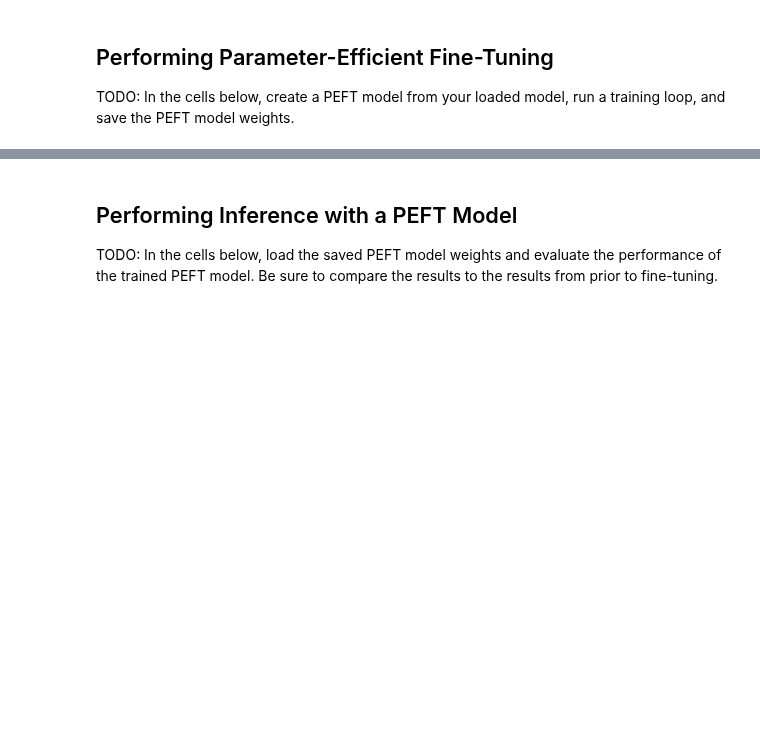
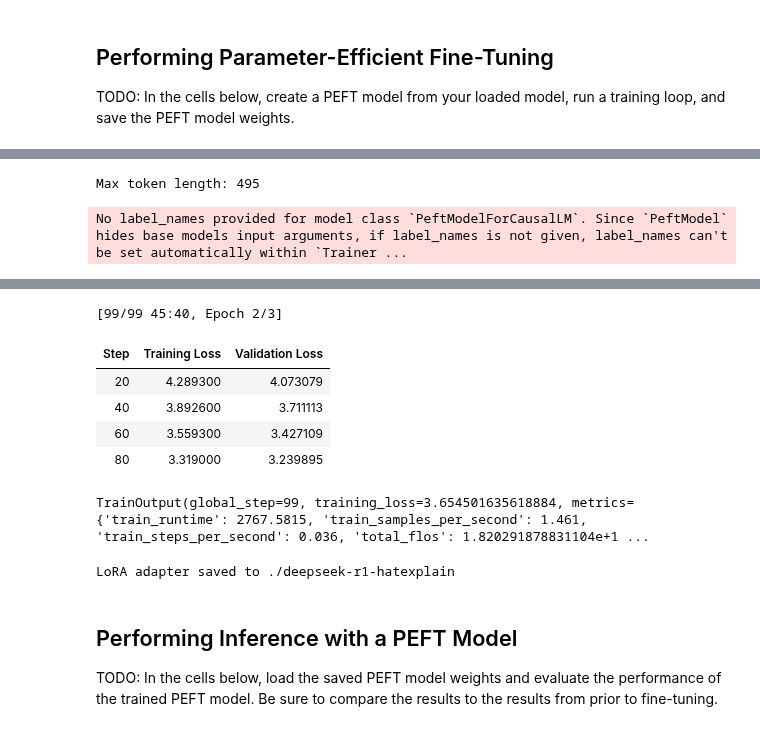
Before and after one commit to bsvaz/deepseek-r1-hatexplain, a Jupyter notebook: LightweightFineTuning.ipynb, the cells around one changed output, grey strips where cells are left out. Drawn from its saved outputs; the diff is of its cells as text; code cells hidden in the pictures; blank space fills up the shorter version.

Commit message:
Update project files and dependencies

```diff
--- a/LightweightFineTuning.ipynb
+++ b/LightweightFineTuning.ipynb
@@ -515,0 +581,50 @@ TODO: In the cells below, create a PEFT model from your loaded model, run a trai
+# %%
+from utils import analyze_token_length
+
+analyze_token_length(dataset, tokenizer)
+# %% [output]
+Max token length: 495
+# %%
+from trl import SFTTrainer, SFTConfig
+
+# Define training arguments with evaluation settings
+training_args = SFTConfig(
+    output_dir="./deepseek-r1-hatexplain",
+    num_train_epochs=3,
+    per_device_train_batch_size=10,
+    per_device_eval_batch_size=20,
+    eval_strategy="steps",
+    save_strategy="best",
+    eval_steps=20,
+    learning_rate=5e-5,
+    load_best_model_at_end=True,
+    metric_for_best_model="loss",
+    greater_is_better=False,
+    max_seq_length=500,
+    gradient_accumulation_steps=4,
+    gradient_checkpointing=True,
+    eval_accumulation_steps=1,
+    report_to="wandb",
+    logging_dir="./logs",
+    logging_strategy='steps',
+    logging_steps=20,
+)
+
+# Create the SFTTrainer with compute_metrics
+trainer = SFTTrainer(
+    model=model,
+    processing_class=tokenizer,
+    train_dataset=train_dataset,
+    eval_dataset=eval_dataset,
+    args=training_args,
+    peft_config=peft_config
+)
+# %% [output]
+No label_names provided for model class `PeftModelForCausalLM`. Since `PeftModel` hides base models input arguments, if label_names is not given, label_names can't be set automatically within `Trainer ...
+# %%
+import os
+os.environ["WANDB_PROJECT"] = "udacity-genai-project1"
+os.environ['WANDB_SILENT'] = "true"
+
+trainer.train()
+# %% [output]
@@ -516,3 +632,16 @@ TODO: In the cells below, create a PEFT model from your loaded model, run a trai
+[99/99 45:40, Epoch 2/3]
+| Step | Training Loss | Validation Loss |
+| 20 | 4.289300 | 4.073079 |
+| 40 | 3.892600 | 3.711113 |
+| 60 | 3.559300 | 3.427109 |
+| 80 | 3.319000 | 3.239895 |
+TrainOutput(global_step=99, training_loss=3.654501635618884, metrics={'train_runtime': 2767.5815, 'train_samples_per_second': 1.461, 'train_steps_per_second': 0.036, 'total_flos': 1.820291878831104e+1 ...
+# %%
+# Save the LoRA adapter
+trainer.save_model()
+print(f"LoRA adapter saved to {training_args.output_dir}")
+# %% [output]
+LoRA adapter saved to ./deepseek-r1-hatexplain
 # %% [markdown]
 ## Performing Inference with a PEFT Model
 
```
Also changed, not shown: parts of 5 cells of this notebook, 3 other files.
